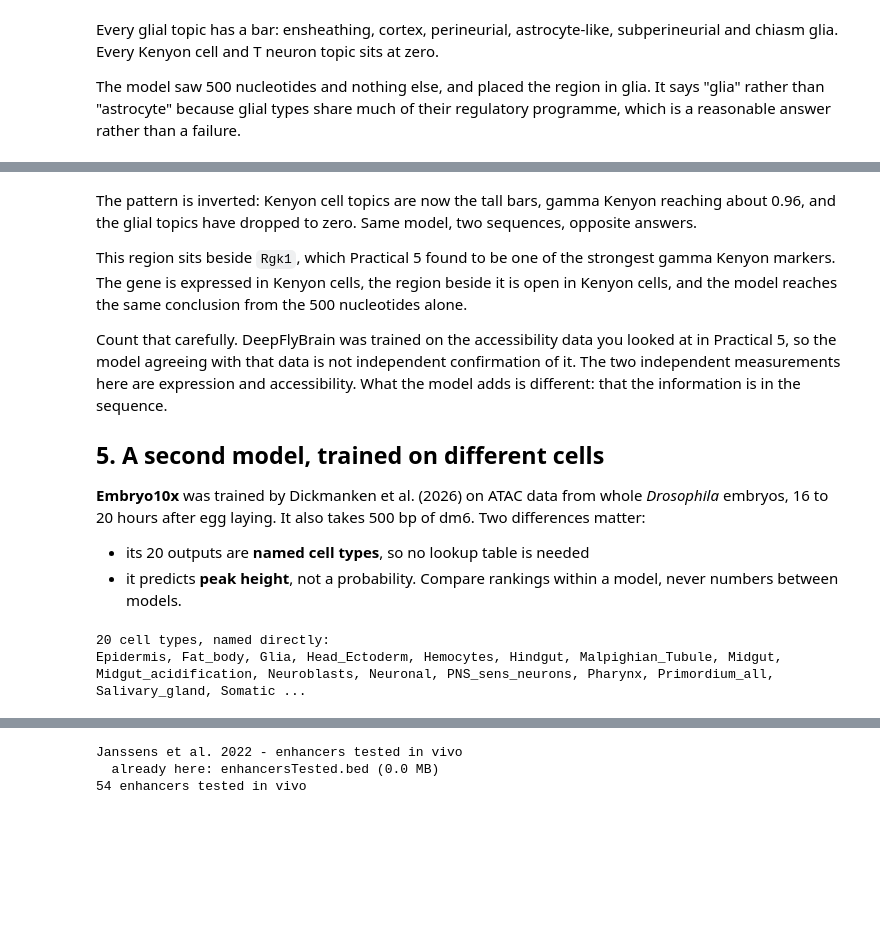
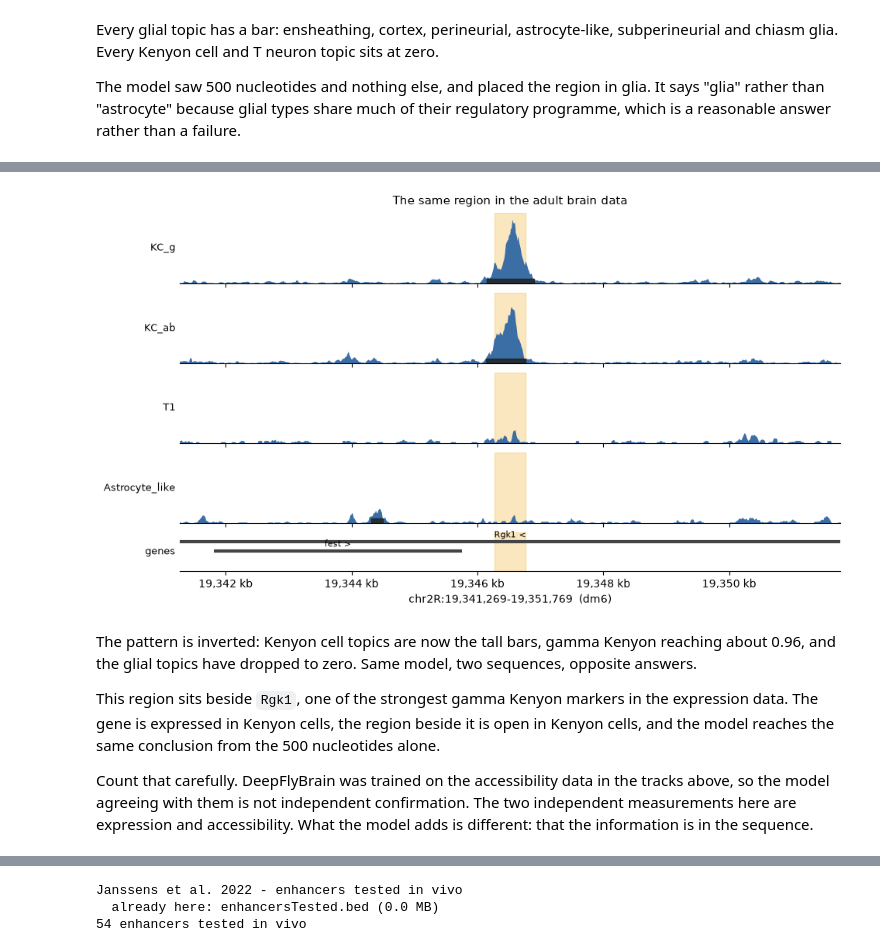
Before and after one commit to nkempynck/isn-school-2026, a Jupyter notebook: notebooks/practicals/06_crested_deepflybrain.ipynb, the cells around one changed output, grey strips where cells are left out. Cells and saved outputs as stored; diff of their text form; code cells hidden in the pictures; blank space fills up the shorter version.

```diff
--- a/notebooks/practicals/06_crested_deepflybrain.ipynb
+++ b/notebooks/practicals/06_crested_deepflybrain.ipynb
@@ -232,36 +270,20 @@ crested.pl.region.bar(
 [figure]
+# %%
+tracks_at(kc_region, "The same region in the adult brain data")
+# %% [output]
+[figure, added]
 # %% [markdown]
 The pattern is inverted: Kenyon cell topics are now the tall bars, gamma Kenyon
 reaching about 0.96, and the glial topics have dropped to zero. Same model, two
 sequences, opposite answers.
 
-This region sits beside `Rgk1`, which Practical 5 found to be one of the
-strongest gamma Kenyon markers. The gene is expressed in Kenyon cells, the
+This region sits beside `Rgk1`, one of the strongest gamma Kenyon markers in
+the expression data. The gene is expressed in Kenyon cells, the
 region beside it is open in Kenyon cells, and the model reaches the same
 conclusion from the 500 nucleotides alone.
 
-Count that carefully. DeepFlyBrain was trained on the accessibility data you
-looked at in Practical 5, so the model agreeing with that data is not
-independent confirmation of it. The two independent measurements here are
+Count that carefully. DeepFlyBrain was trained on the accessibility data in
+the tracks above, so the model agreeing with them is not independent
+confirmation. The two independent measurements here are
 expression and accessibility. What the model adds is different: that the
 information is in the sequence.
-
-## 5. A second model, trained on different cells
-
-**Embryo10x** was trained by Dickmanken et al. (2026) on ATAC data from whole
-*Drosophila* embryos, 16 to 20 hours after egg laying. It also takes 500 bp of
-dm6. Two differences matter:
-
-- its 20 outputs are **named cell types**, so no lookup table is needed
-- it predicts **peak height**, not a probability. Compare rankings within a
-  model, never numbers between models.
-# %%
-embryo_path, embryo_classes = crested.get_model("Embryo10x")
-embryo_model = crested.utils.load_model(embryo_path, compile=False)
-
-embryo_classes = list(embryo_classes)
-print(len(embryo_classes), "cell types, named directly:")
-print(", ".join(embryo_classes))
-# %% [output]
-20 cell types, named directly:
-Epidermis, Fat_body, Glia, Head_Ectoderm, Hemocytes, Hindgut, Malpighian_Tubule, Midgut, Midgut_acidification, Neuroblasts, Neuronal, PNS_sens_neurons, Pharynx, Primordium_all, Salivary_gland, Somatic ...
```
Also changed, not shown: parts of 47 cells of this notebook.
